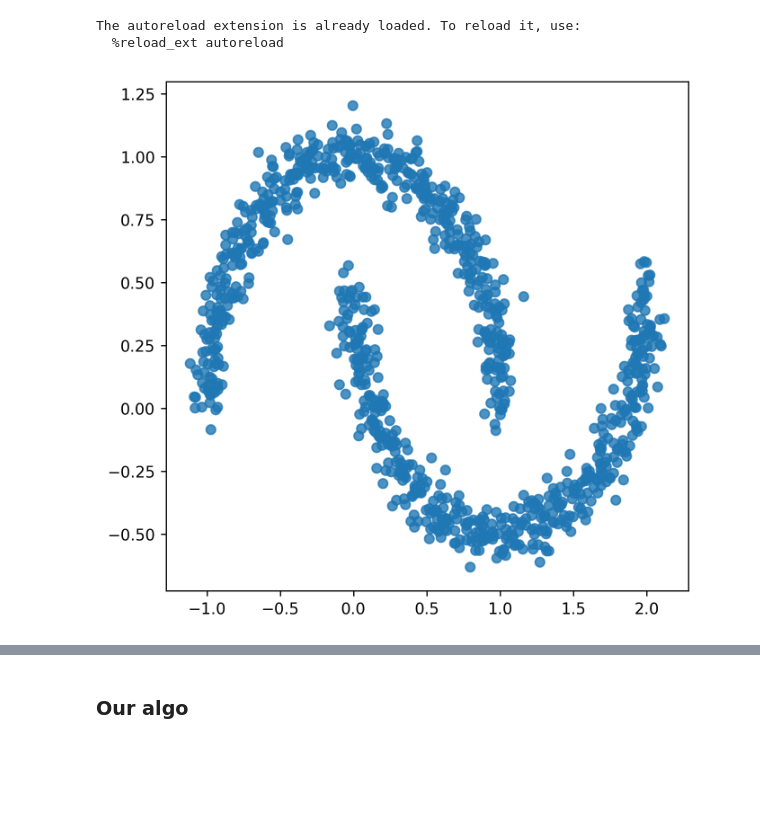
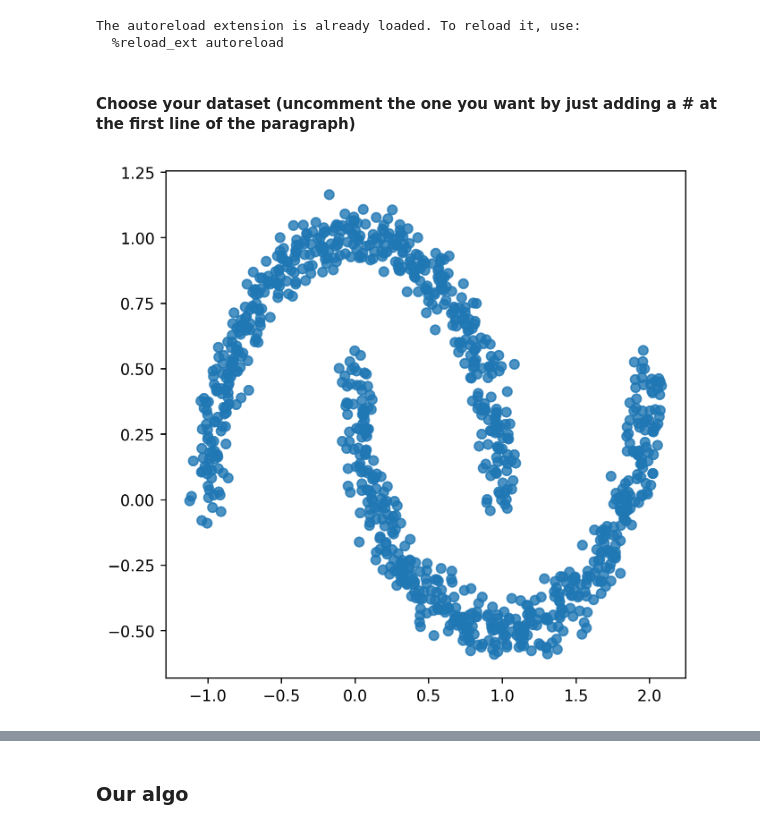
Before and after one commit to edelahah/algo_topo, a Jupyter notebook: simulated_data.ipynb, the cells around one changed output, grey strips where cells are left out. Drawn from its saved outputs; the diff is of its cells as text; code cells hidden in the pictures; blank space fills up the shorter version.

```diff
--- a/simulated_data.ipynb
+++ b/simulated_data.ipynb
@@ -35,54 +35,71 @@ def get_gamma():
     d = somme/pairs
     print("GAMMA should be: ", 9/(d**2))
     return(9/(d**2)[0][0])
+# %% [markdown]
+#### Choose your dataset (uncomment the one you want by just adding a # at the first line of the paragraph)
 # %%
+############################
+# X^2 and disk in the middle
+############################
+"""
 x = np.linspace(-2, 2, 500)
 noise = np.random.normal(0.1,0.1,len(x))
 x2 = x**2 + noise + 2
 x2 = np.array([[i, j] for (i,j) in zip(x, x2)])
 
-"""
-x = np.linspace(0.1, 5, 500)
-noise = np.random.normal(0.1,0.1,len(x))
-log = np.log(x) + noise + 7
-x -= 2
-log = np.array([[i, j] for (i,j) in zip(x, log)])+1
-"""
-
 X = np.concatenate((x2, disk(400, (0, 4))))
 Y = np.zeros(X.shape[0])
 Y[500:900] = 1
+# """
 
-# density diff
-_ = """moons, ym =  make_moons(1000, noise=0.15)
+
+###################################################################
+# 3 gaussian with 33 points each and two moons with 500 points each
+###################################################################
+"""
+moons, ym =  make_moons(1000, noise=0.15)
 moons -= 0
 moons *= 2
 blobs, yb =  make_blobs(100, random_state=14)
 ym[:] = 0
 
 X = np.concatenate((moons, blobs+2)) # +2 to move blobs
 Y = np.concatenate((ym, yb+1)) # +1 to get different classes for blobs and moon
+# """
+
+######################
+# disk inside a square
+######################
 """
-
-# disk and rond pas centré
-_ = """
 X = np.concatenate(
     (square_without_disk(1000, size=1.2, r_circle=1.1), disk(n=300, center=(0, 0.35), r=0.5))
 )
 Y = np.ones(X.shape[0])
 Y[-300:] = 0
-"""
-X, Y = make_moons(1000, noise=0.06)
-# X, Y = make_blobs(1000)
+# """
 
 
-idx_del = denoise(pairwise_distances(X, metric='euclidean'), k=4, eps=np.inf)
+#######
+# Moons
+#######
+# """
+X, Y = make_moons(1000, noise=0.06)
+# """
+
+###########
+# Gaussians
+###########
+"""
+X, Y = make_blobs(1000)
+# """
+
+idx_del = denoise(pairwise_distances(X, metric='euclidean'), k=2, eps=np.inf) # change np.inf to 0.1 (for ex) to get cleaned data
 X_cleaned = X[[i for i in range(X.shape[0]) if i not in idx_del]]
 Y_cleaned = Y[[i for i in range(Y.shape[0]) if i not in idx_del]]
 
 plot_interesting_points(X, idx_del, alpha=0.15)
 # %% [output]
-[figure, old version]
+[figure, new version]
 # %%
 dist = squareform(pairwise_distances(X_cleaned, X_cleaned, 'euclidean'), checks=False)
 link = linkage(dist, "single")
```
Also changed, not shown: parts of 5 cells of this notebook.
